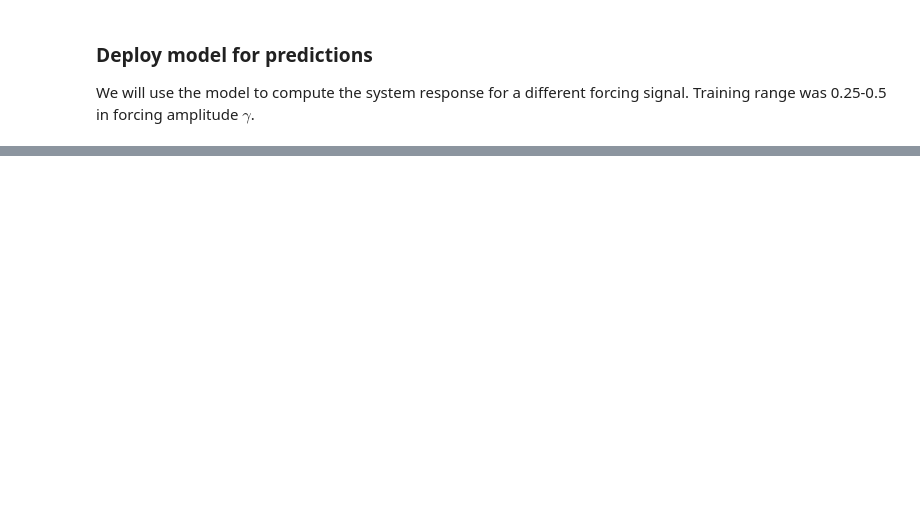
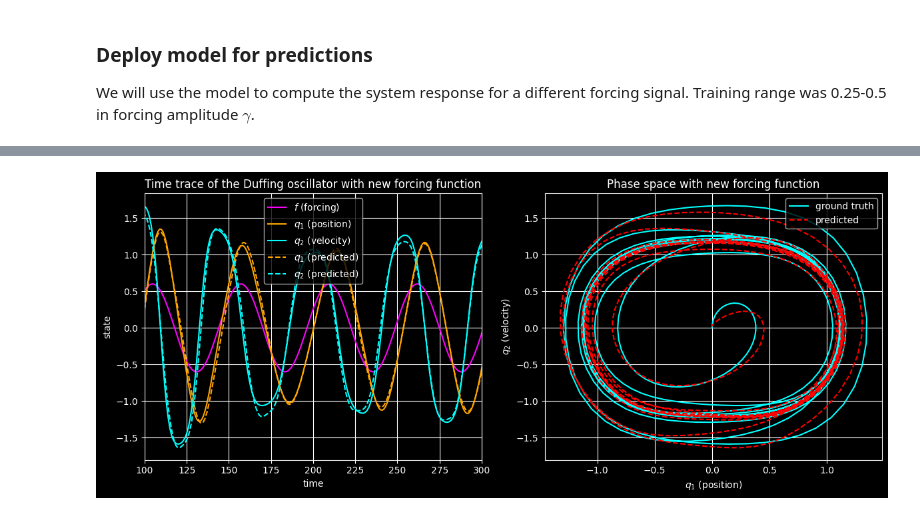
Before and after one commit to mertstend/DeepLearningIntro, a Jupyter notebook: 03_recurrent_neural_networks.ipynb, the cells around one changed output, grey strips where cells are left out. Drawn from its saved outputs; the diff is of its cells as text; code cells hidden in the pictures; blank space fills up the shorter version.

```diff
--- a/03_recurrent_neural_networks.ipynb
+++ b/03_recurrent_neural_networks.ipynb
@@ -358,6 +357,7 @@ We will use the model to compute the system response for a different forcing sig
 # %%
 params_new = params.copy()  # create a copy of the original parameters
 params_new["gamma"] = 0.6  # update the forcing amplitude
+# params_new["omega"] = 1.5  # update the forcing frequency
 
 f_new = params_new["gamma"] * np.cos(params_new["omega"] * t)
 
@@ -381,6 +381,8 @@ plt.title('Time trace of the Duffing oscillator with new forcing function')
 plt.xlabel('time')
 plt.ylabel('state')
 plt.grid()
+plt.xlim([100, 300])
+
 plt.subplot(1, 2, 2)  # phase space
 plt.plot(q_new[:, 0], q_new[:, 1], color='cyan', label='ground truth')
 plt.plot(y_pred_new[0, :, 0], y_pred_new[0, :, 1], color='red', linestyle='--', label='predicted')
@@ -396,0 +399 @@ NameError: name 't' is not defined
+[figure, added]
```
Also changed, not shown: parts of 6 cells of this notebook, 3 other files.
